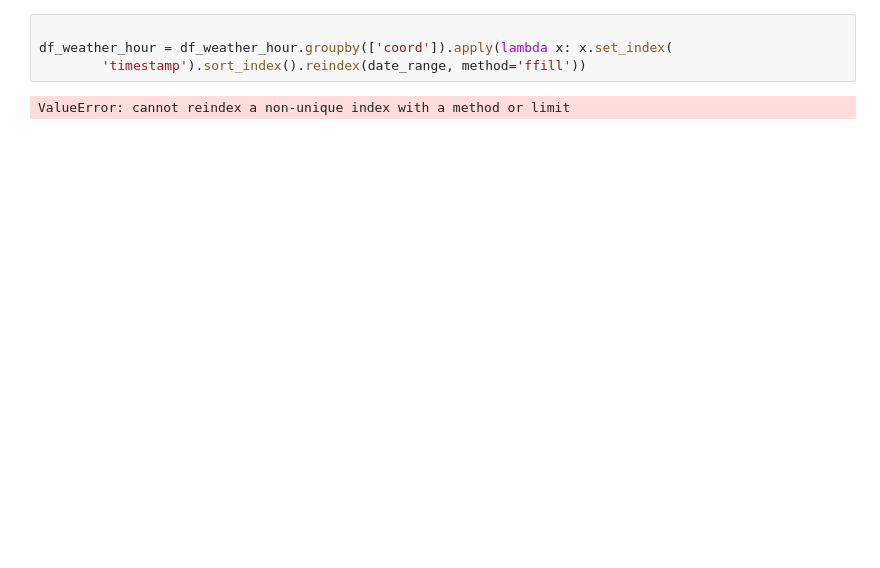
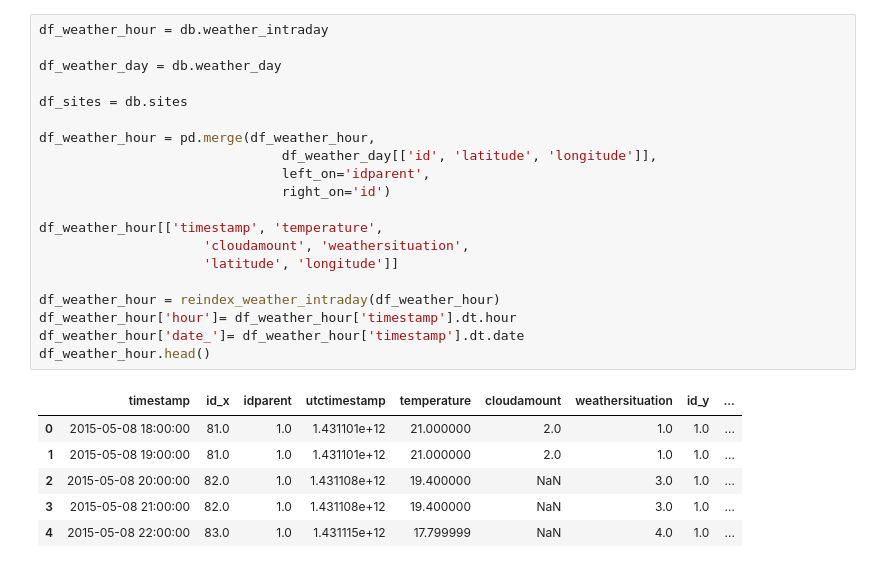
Before and after one commit to clementlefevre/dilax, a Jupyter notebook: prediction/Test.ipynb, the cells around one changed output. Drawn from its saved outputs; the diff is of its cells as text; blank space fills up the shorter version.

```diff
--- a/prediction/Test.ipynb
+++ b/prediction/Test.ipynb
@@ -83,6 +92,27 @@ df.tail()
-# %%
-
-df_weather_hour = df_weather_hour.groupby(['coord']).apply(lambda x: x.set_index(
-        'timestamp').sort_index().reindex(date_range, method='ffill'))
-# %% [output]
-ValueError: cannot reindex a non-unique index with a method or limit
+# %%
+df_weather_hour = db.weather_intraday
+
+df_weather_day = db.weather_day
+
+df_sites = db.sites
+
+df_weather_hour = pd.merge(df_weather_hour,
+                               df_weather_day[['id', 'latitude', 'longitude']],
+                               left_on='idparent',
+                               right_on='id')
+
+df_weather_hour[['timestamp', 'temperature',
+                     'cloudamount', 'weathersituation',
+                     'latitude', 'longitude']]
+
+df_weather_hour = reindex_weather_intraday(df_weather_hour)
+df_weather_hour['hour']= df_weather_hour['timestamp'].dt.hour
+df_weather_hour['date_']= df_weather_hour['timestamp'].dt.date
+df_weather_hour.head()
+# %% [output]
+|  | timestamp | id_x | idparent | utctimestamp | temperature | cloudamount | weathersituation | id_y | ... |
+| 0 | 2015-05-08 18:00:00 | 81.0 | 1.0 | 1.431101e+12 | 21.000000 | 2.0 | 1.0 | 1.0 | ... |
+| 1 | 2015-05-08 19:00:00 | 81.0 | 1.0 | 1.431101e+12 | 21.000000 | 2.0 | 1.0 | 1.0 | ... |
+| 2 | 2015-05-08 20:00:00 | 82.0 | 1.0 | 1.431108e+12 | 19.400000 | NaN | 3.0 | 1.0 | ... |
+| 3 | 2015-05-08 21:00:00 | 82.0 | 1.0 | 1.431108e+12 | 19.400000 | NaN | 3.0 | 1.0 | ... |
+| 4 | 2015-05-08 22:00:00 | 83.0 | 1.0 | 1.431115e+12 | 17.799999 | NaN | 4.0 | 1.0 | ... |
```
Also changed, not shown: parts of 19 cells of this notebook, 20 other files.
